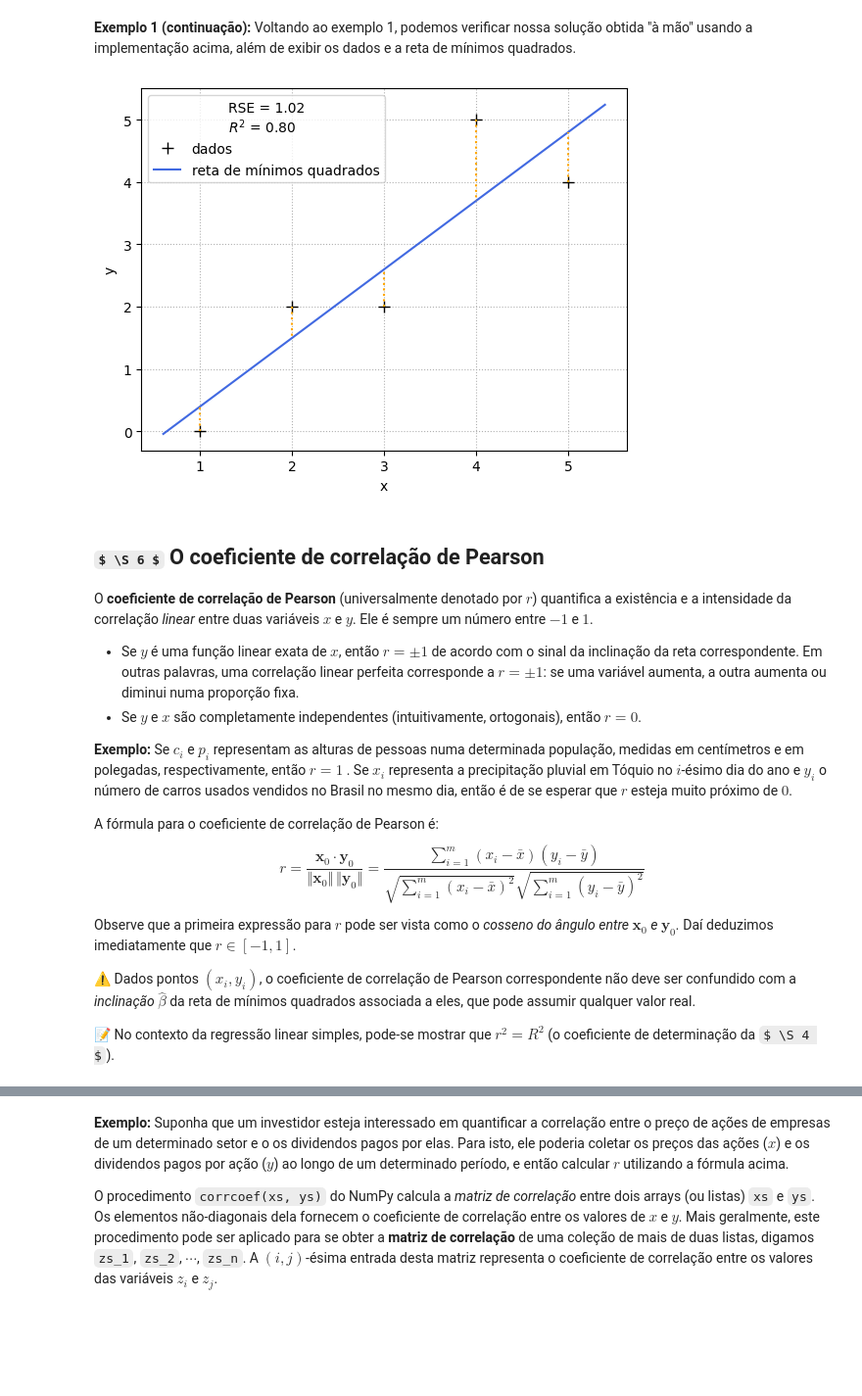
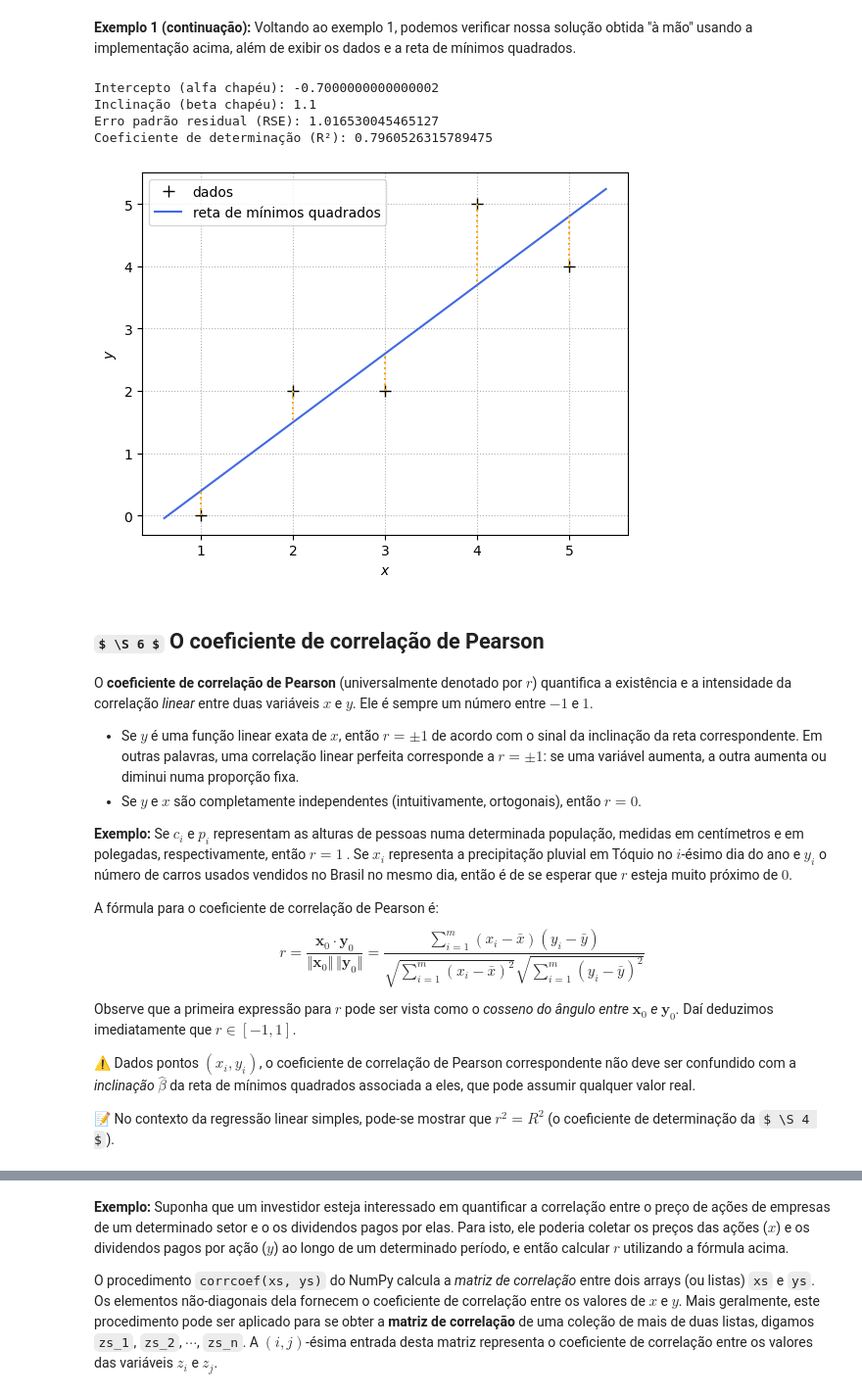
Before and after one commit to pzuehlke/Numerical-Methods, a Jupyter notebook: 5-minimos_quadrados/5-2_regressao_linear_simples.ipynb, the cells around one changed output, grey strips where cells are left out. Shown: that part at 98% size. Cells and saved outputs as stored; diff of their text form; code cells hidden in the pictures; some formulas as TeX source; blank space fills up the shorter version.

```diff
--- a/5-minimos_quadrados/5-2_regressao_linear_simples.ipynb
+++ b/5-minimos_quadrados/5-2_regressao_linear_simples.ipynb
@@ -408,12 +372,59 @@ def exibe_pontos_e_reta(xs, ys, beta, alfa, RSE, R_quadrado):
+# %%
+def exibe_pontos_e_reta(xs, ys):
+   """
+   Exibe pontos e reta de mínimos quadrados com resíduos como segmentos verticais.
+   """
+
+   xs = np.array(xs)
+   ys = np.array(ys)
+
+   beta, alfa = coeficientes_minimos_quadrados(xs, ys)
+
+   x_min = np.min(xs)
+   x_max = np.max(xs)
+   folga = (x_max - x_min) / 10
+   xs_reta = np.linspace(x_min - folga, x_max + folga, num=201)
+   ys_reta = beta * xs_reta + alfa
+
+   fig, ax = plt.subplots()
+   ax.plot(xs, ys, "+", color="black", ms=8, label="dados")
+   ax.plot(xs_reta, ys_reta, "-", color="royalblue", label="reta de mínimos quadrados")
+
+   for i in range(len(xs)):
+       ax.vlines(xs[i], ys[i], beta * xs[i] + alfa, color="orange", linestyle="dotted")
+
+   ax.grid(True, linestyle="dotted")
+   ax.set_xlabel("$ x $")
+   ax.set_ylabel("$ y $")
+   ax.legend(loc="best")
+   plt.show()
 # %% [markdown]
 **Exemplo 1 (continuação):** Voltando ao exemplo 1, podemos verificar nossa solução obtida "à mão" usando a implementação acima, além de exibir os dados e a reta de mínimos quadrados.
 # %%
 xs = [1, 2, 3, 4, 5]
 ys = [0, 2, 2, 5, 4]
-beta, alfa, rse, r_quadrado = reta_minimos_quadrados(xs, ys)
-exibe_pontos_e_reta(xs, ys, beta, alfa, rse, r_quadrado)
+
+# Calculando os coeficientes:
+beta, alfa = coeficientes_minimos_quadrados(xs, ys)
+
+# Calculando as métricas:
+rse, r_quadrado = metricas_regressao(xs, ys, beta, alfa)
+
+# Imprimindo os resultados:
+print(f"Intercepto (alfa chapéu): {alfa}")
+print(f"Inclinação (beta chapéu): {beta}")
+print(f"Erro padrão residual (RSE): {rse}")
+print(f"Coeficiente de determinação (R²): {r_quadrado}")
 # %% [output]
-[figure, removed]
+Intercepto (alfa chapéu): -0.7000000000000002
+Inclinação (beta chapéu): 1.1
+Erro padrão residual (RSE): 1.016530045465127
+Coeficiente de determinação (R²): 0.7960526315789475
+# %%
+# Plotando os dados e a reta de regressão:
+exibe_pontos_e_reta(xs, ys)
+# %% [output]
+[figure, added]
 # %% [markdown]
 ## $ \S 6 $ O coeficiente de correlação de Pearson
 
@@ -435,13 +446,13 @@ de se esperar que $ r $ esteja muito próximo de $ 0 $.
 
 A fórmula para o coeficiente de correlação de Pearson é:
 $$
-   r = \frac{\mathbf x_0 \cdot \mathbf y_0}{\Vert \mathbf x_0 \Vert\,\Vert \mathbf y_0 \Vert}
+   r = \frac{\boldsymbol x_0 \cdot \boldsymbol y_0}{\Vert \boldsymbol x_0 \Vert\,\Vert \boldsymbol y_0 \Vert}
    = \frac{\sum_{i=1}^{m} (x_i - \bar{x})(y_i - \bar{y})}{\sqrt{\sum_{i=1}^{m}
    (x_i - \bar{x})^2} \sqrt{\sum_{i=1}^{m} (y_i - \bar{y})^2}}
 $$
 
 Observe que a primeira expressão para $ r $ pode ser vista como o _cosseno do
-ângulo entre $ \mathbf x_0 $ e $ \mathbf y_0 $._ Daí deduzimos imediatamente que
+ângulo entre $ \boldsymbol x_0 $ e $ \boldsymbol y_0 $._ Daí deduzimos imediatamente que
 $ r \in [-1, 1] $.
 
 ⚠️ Dados pontos $ (x_i, y_i) $, o coeficiente de correlação de Pearson
```
Also changed, not shown: parts of 12 cells of this notebook, 1 other file.
